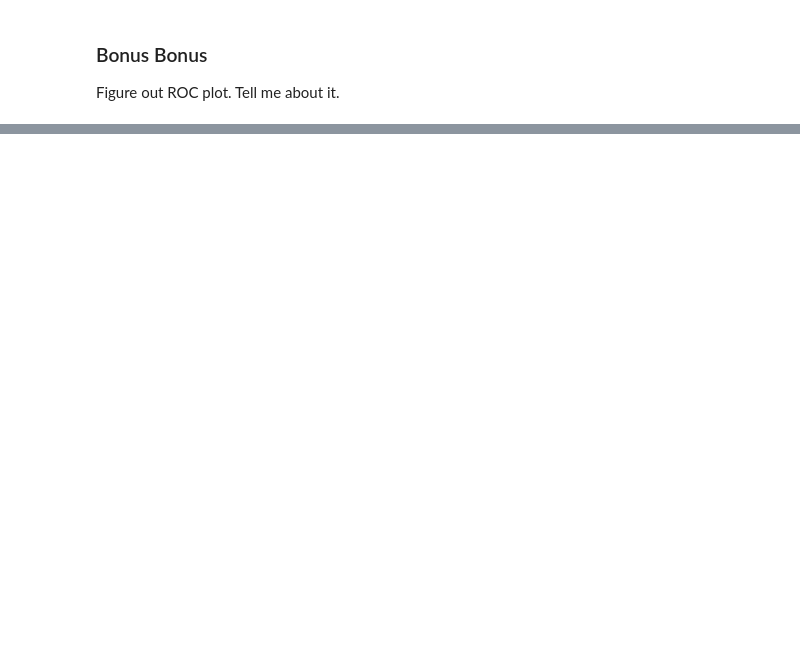
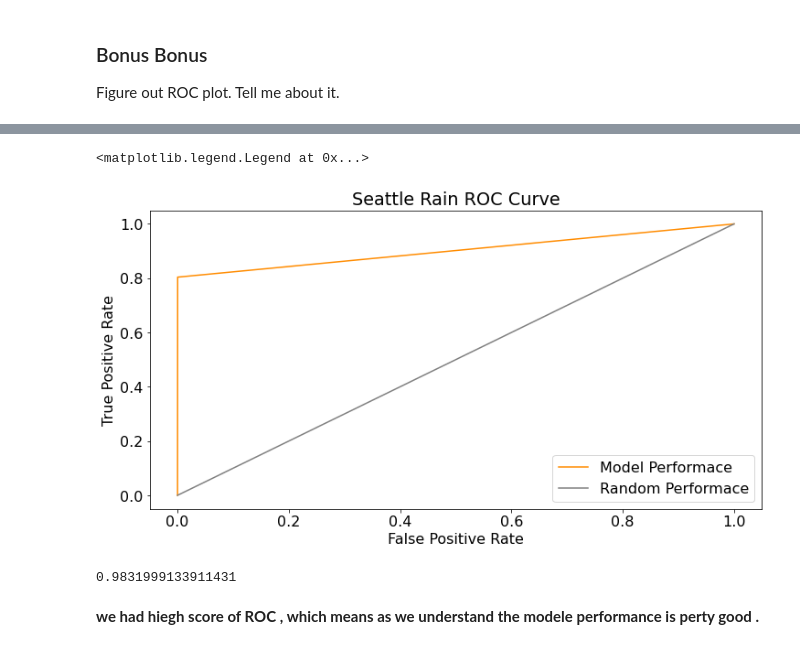
Before and after one commit to helah20/Machine_learning, a Jupyter notebook: seattle_weather_1948_2017_Day3.ipynb, the cells around one changed output, grey strips where cells are left out. Saved outputs shown, nothing was run; the diff lists cells and outputs as text; code cells hidden in the pictures; blank space fills up the shorter version.

```diff
--- a/seattle_weather_1948_2017_Day3.ipynb
+++ b/seattle_weather_1948_2017_Day3.ipynb
@@ -420,0 +429,21 @@ your stuff here
+# %%
+from sklearn.metrics import roc_curve
+
+fpr, tpr, thresholds = roc_curve(y_test, preds)
+
+fig, ax = plt.subplots(1, figsize=(12, 6))
+plt.plot(fpr, tpr, color='darkorange', label='Model Performace')
+plt.plot([0, 1], [0, 1], color='gray', label='Random Performace')
+plt.xlabel('False Positive Rate')
+plt.ylabel('True Positive Rate')
+plt.title('Seattle Rain ROC Curve')
+plt.legend(loc="lower right")
+# %% [output]
+<matplotlib.legend.Legend at 0x...>
+[figure, added]
+# %%
+roc_auc_score(y_test,lr.predict_proba(X_test)[:,1])
+# %% [output]
+0.9831999133911431
+# %% [markdown]
+**we had hiegh score of ROC , which means as we understand the modele performance is perty good .**
```
Also changed, not shown: parts of 27 cells of this notebook.
